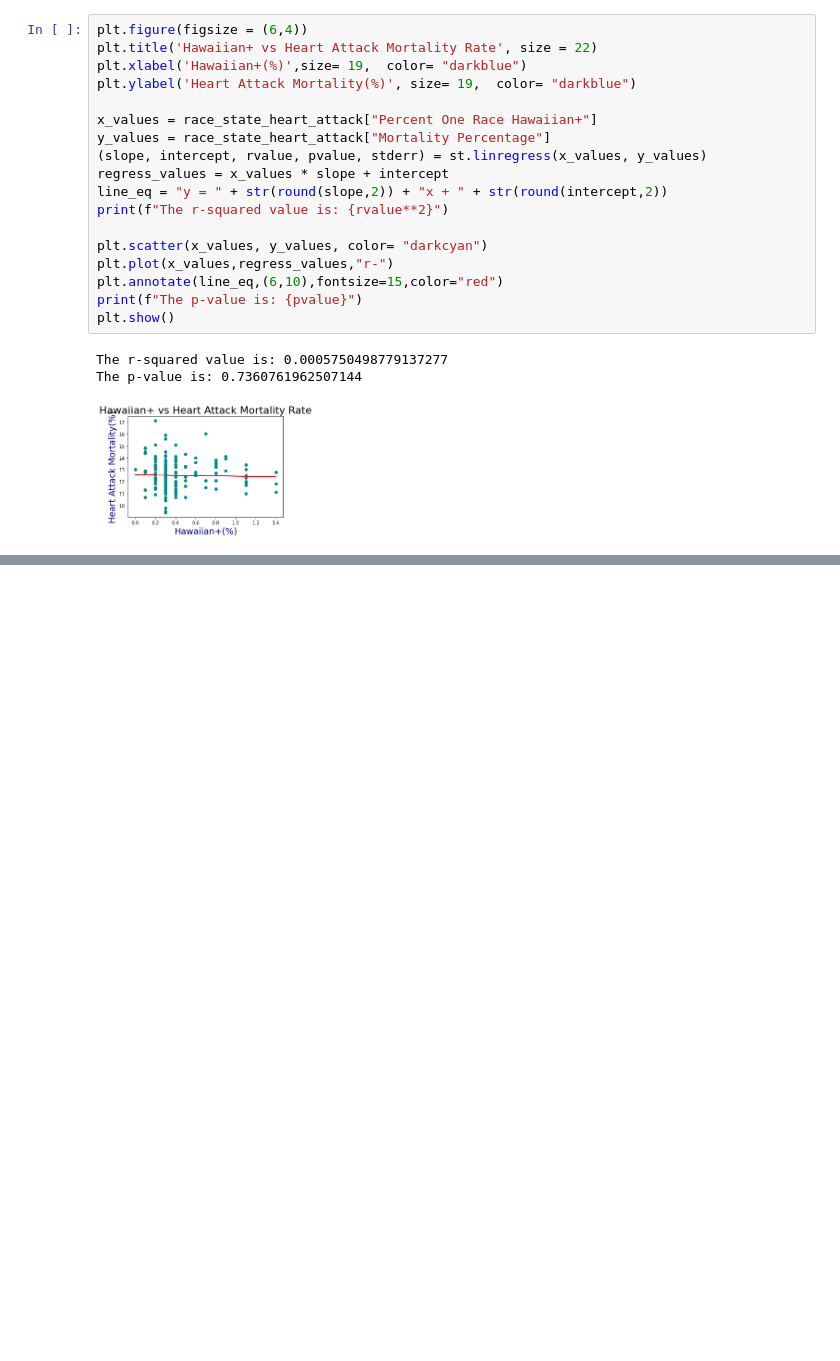
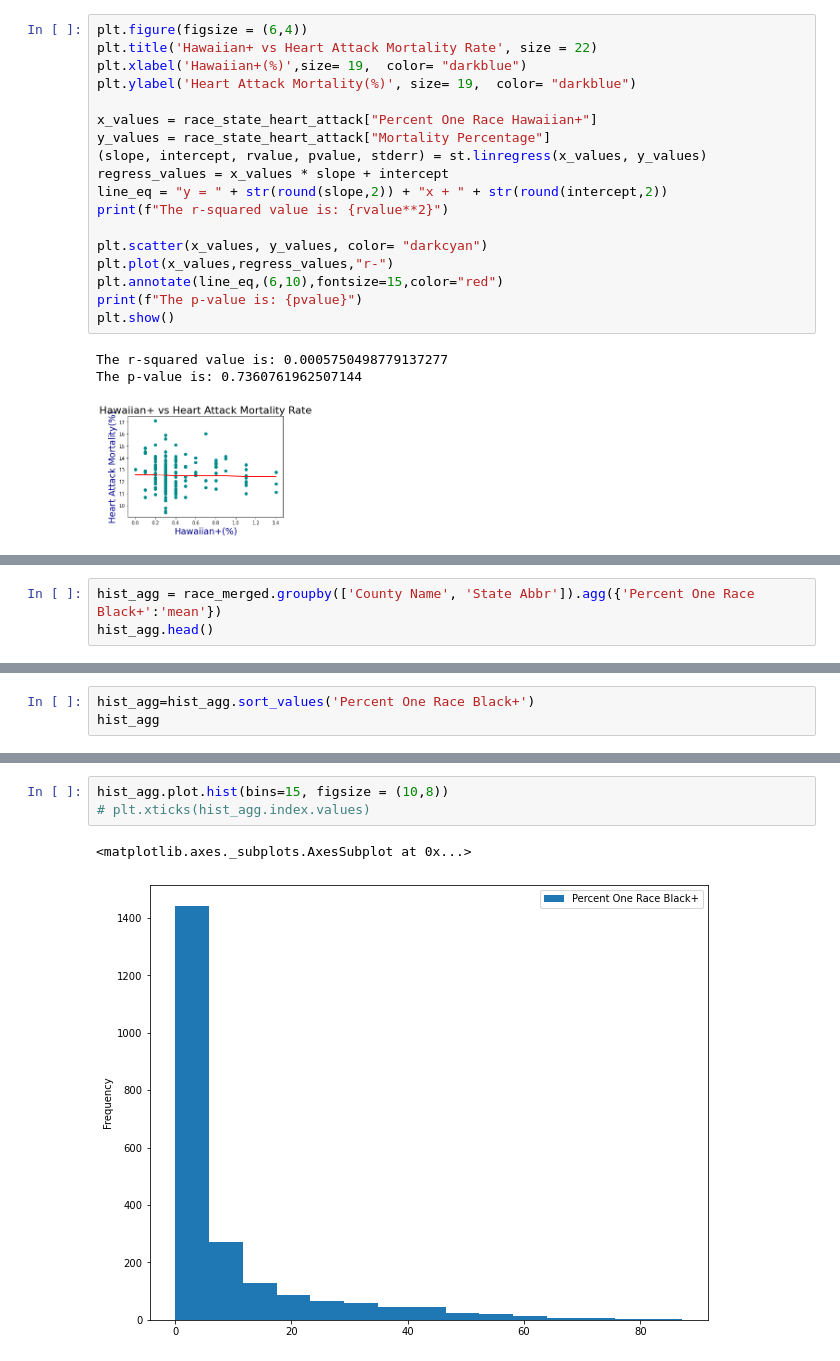
Before and after one commit to fisher1916/healthcare-disparities, a Jupyter notebook: Analysis/Race_vs_Health_Conditions.ipynb, the cells around one changed output, grey strips where cells are left out. Saved outputs shown, nothing was run; the diff lists cells and outputs as text; blank space fills up the shorter version.

Commit message:
added histograms, notes

```diff
--- a/Analysis/Race_vs_Health_Conditions.ipynb
+++ b/Analysis/Race_vs_Health_Conditions.ipynb
@@ -524,0 +561,3 @@ The p-value is: 0.7360761962507144
+# %%
+hist_agg = race_merged.groupby(['County Name', 'State Abbr']).agg({'Percent One Race Black+':'mean'})
+hist_agg.head()
@@ -524,0 +572,3 @@ The p-value is: 0.7360761962507144
+# %%
+hist_agg=hist_agg.sort_values('Percent One Race Black+')
+hist_agg
@@ -524,0 +590,6 @@ The p-value is: 0.7360761962507144
+# %%
+hist_agg.plot.hist(bins=15, figsize = (10,8))
+# plt.xticks(hist_agg.index.values)
+# %% [output]
+<matplotlib.axes._subplots.AxesSubplot at 0x...>
+[figure, added]
```
Also changed, not shown: parts of 18 cells of this notebook.
